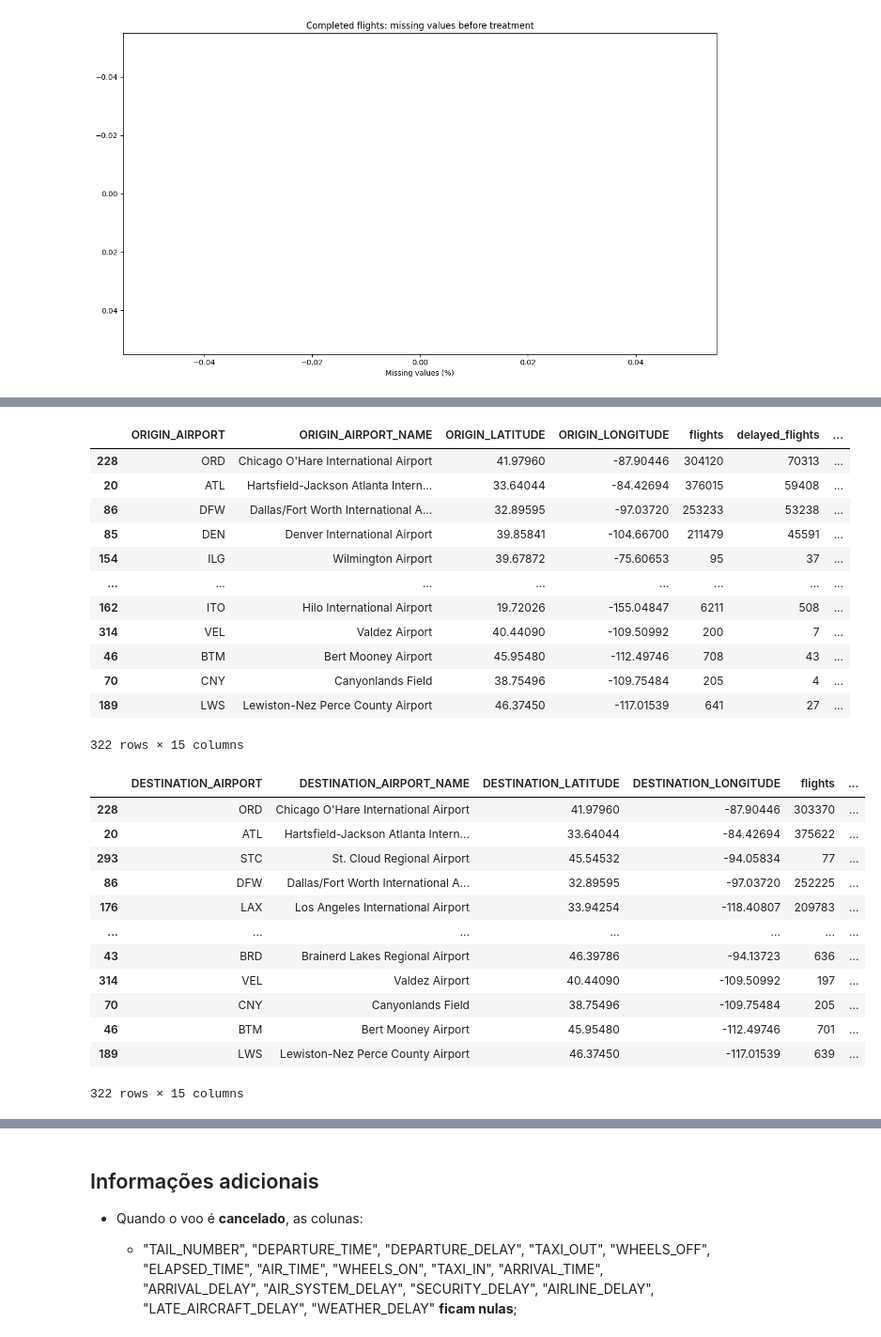
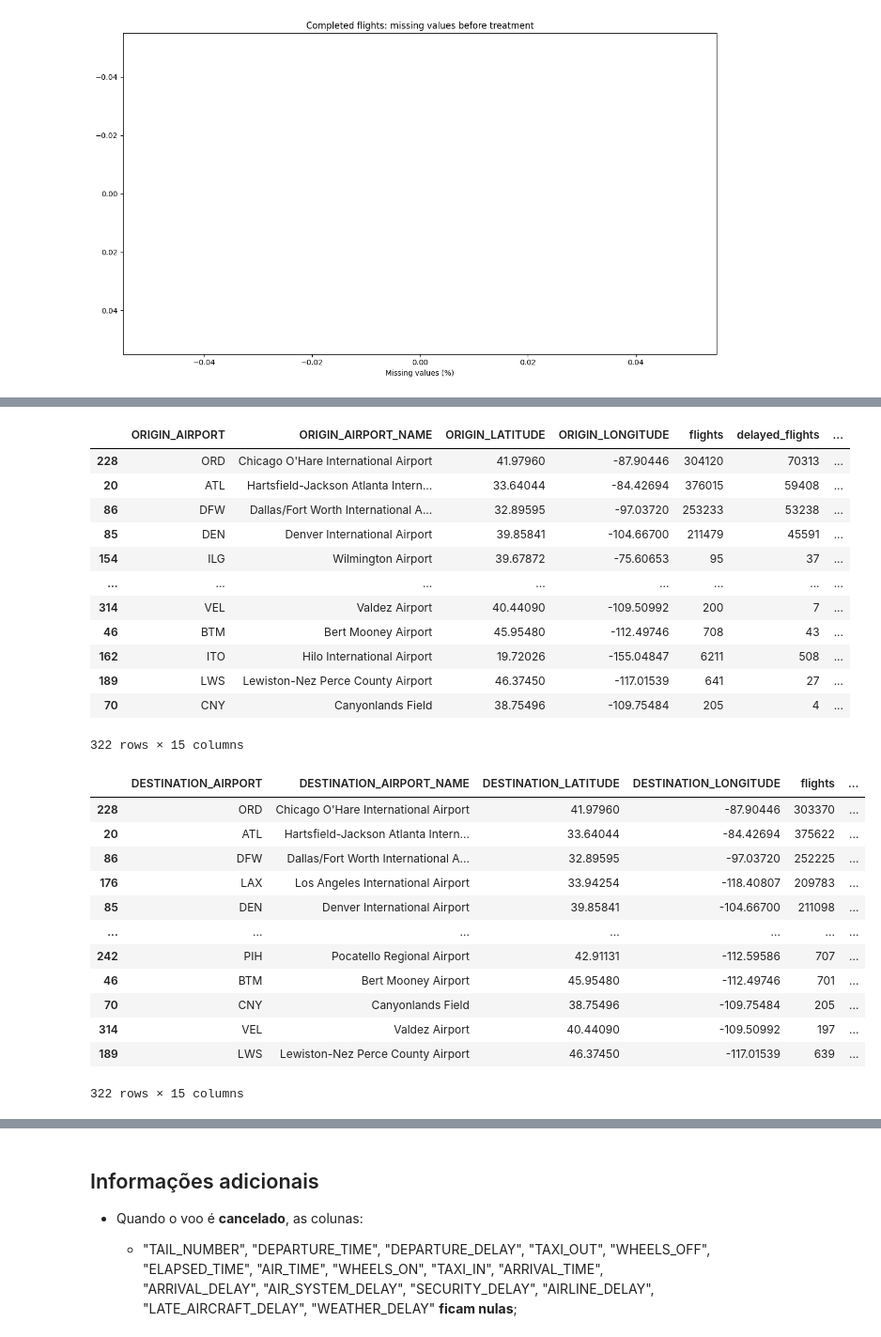
Before and after one commit to rafatega/fiap-tech-challenge-fase3, a Jupyter notebook: app/eda/eda.ipynb, the cells around one changed output, grey strips where cells are left out. Shown at 94% size. Saved outputs shown, nothing was run; the diff lists cells and outputs as text; code cells hidden in the pictures.

```diff
--- a/app/eda/eda.ipynb
+++ b/app/eda/eda.ipynb
@@ -234,6 +234,8 @@ df_join["SCHEDULED_DEPARTURE_HOUR"] = df_join["SCHEDULED_DEPARTURE"] // 100
 df_join["SCHEDULED_ARRIVAL_HOUR"] = df_join["SCHEDULED_ARRIVAL"] // 100
 df_join["ROUTE"] = df_join["ORIGIN_AIRPORT"] + "-" + df_join["DESTINATION_AIRPORT"]
 df_join["IS_WEEKEND"] = df_join["DAY_OF_WEEK"].isin([6, 7])
+# Criando uma nova coluna para indicar o atraso positivo, onde os valores negativos (voos adiantados) são convertidos para zero, mantendo apenas os atrasos reais.
+df_join["ARRIVAL_DELAY_POSITIVE"] = df_join["ARRIVAL_DELAY"].clip(lower=0)
 # %% [markdown]
 ## Separando os voos completos (sem valores nulos) para análises mais confiáveis dos atrasos
 # %%
@@ -557,9 +589,9 @@ origin_delay = (
         as_index=False,
     )
     .agg(
-        flights=("ARRIVAL_DELAY", "size"),
+        flights=("ARRIVAL_DELAY_POSITIVE", "size"),
         delayed_flights=("IS_DELAYED_15", "sum"),
-        avg_arrival_delay=("ARRIVAL_DELAY", "mean"),
+        avg_arrival_delay=("ARRIVAL_DELAY_POSITIVE", "mean"),
         delayed_15_rate=("IS_DELAYED_15", "mean"),
     )
 )
@@ -627,11 +659,11 @@ origin_delay
 | 85 | DEN | Denver International Airport | 39.85841 | -104.66700 | 211479 | 45591 | ... |
 | 154 | ILG | Wilmington Airport | 39.67872 | -75.60653 | 95 | 37 | ... |
 | ... | ... | ... | ... | ... | ... | ... | ... |
-| 162 | ITO | Hilo International Airport | 19.72026 | -155.04847 | 6211 | 508 | ... |
 | 314 | VEL | Valdez Airport | 40.44090 | -109.50992 | 200 | 7 | ... |
 | 46 | BTM | Bert Mooney Airport | 45.95480 | -112.49746 | 708 | 43 | ... |
+| 162 | ITO | Hilo International Airport | 19.72026 | -155.04847 | 6211 | 508 | ... |
+| 189 | LWS | Lewiston-Nez Perce County Airport | 46.37450 | -117.01539 | 641 | 27 | ... |
 | 70 | CNY | Canyonlands Field | 38.75496 | -109.75484 | 205 | 4 | ... |
-| 189 | LWS | Lewiston-Nez Perce County Airport | 46.37450 | -117.01539 | 641 | 27 | ... |
 322 rows × 15 columns
 # %%
 # Atraso por AEROPORTO DE DESTINO
@@ -648,9 +680,9 @@ destination_delay = (
         as_index=False,
     )
     .agg(
-        flights=("ARRIVAL_DELAY", "size"),
+        flights=("ARRIVAL_DELAY_POSITIVE", "size"),
         delayed_flights=("IS_DELAYED_15", "sum"),
-        avg_arrival_delay=("ARRIVAL_DELAY", "mean"),
+        avg_arrival_delay=("ARRIVAL_DELAY_POSITIVE", "mean"),
         delayed_15_rate=("IS_DELAYED_15", "mean"),
     )
 )
@@ -687,41 +719,41 @@ destination_delay["avg_arrival_delay_positive"] = (
 )
 
 destination_delay["avg_delay_normalized"] = (
     destination_delay["avg_arrival_delay_positive"] /
     destination_delay["avg_arrival_delay_positive"].max() * 100
 ).round(2)
 
 # Score final de impacto de atraso por destino
 destination_delay["destination_delay_impact_score"] = (
     destination_delay["adjusted_delay_pct"] * 0.60 +
     destination_delay["flights_normalized"] * 0.25 +
     destination_delay["avg_delay_normalized"] * 0.15
 ).round(2)
 
 # Ordenar do maior impacto para o menor
 destination_delay = destination_delay.sort_values(
     "destination_delay_impact_score",
     ascending=False
 )
 
 destination_delay.to_csv(
     output_dir / "completed_destination_airport_delay_profile.csv",
     index=False
 )
 
 destination_delay
 # %% [output]
 |  | DESTINATION_AIRPORT | DESTINATION_AIRPORT_NAME | DESTINATION_LATITUDE | DESTINATION_LONGITUDE | flights | ... |
 | 228 | ORD | Chicago O'Hare International Airport | 41.97960 | -87.90446 | 303370 | ... |
 | 20 | ATL | Hartsfield-Jackson Atlanta Intern... | 33.64044 | -84.42694 | 375622 | ... |
-| 293 | STC | St. Cloud Regional Airport | 45.54532 | -94.05834 | 77 | ... |
 | 86 | DFW | Dallas/Fort Worth International A... | 32.89595 | -97.03720 | 252225 | ... |
 | 176 | LAX | Los Angeles International Airport | 33.94254 | -118.40807 | 209783 | ... |
+| 85 | DEN | Denver International Airport | 39.85841 | -104.66700 | 211098 | ... |
 | ... | ... | ... | ... | ... | ... | ... |
-| 43 | BRD | Brainerd Lakes Regional Airport | 46.39786 | -94.13723 | 636 | ... |
+| 242 | PIH | Pocatello Regional Airport | 42.91131 | -112.59586 | 707 | ... |
+| 46 | BTM | Bert Mooney Airport | 45.95480 | -112.49746 | 701 | ... |
+| 70 | CNY | Canyonlands Field | 38.75496 | -109.75484 | 205 | ... |
 | 314 | VEL | Valdez Airport | 40.44090 | -109.50992 | 197 | ... |
-| 70 | CNY | Canyonlands Field | 38.75496 | -109.75484 | 205 | ... |
-| 46 | BTM | Bert Mooney Airport | 45.95480 | -112.49746 | 701 | ... |
 | 189 | LWS | Lewiston-Nez Perce County Airport | 46.37450 | -117.01539 | 639 | ... |
 322 rows × 15 columns
 # %%
```
Also changed, not shown: parts of 9 cells of this notebook.
